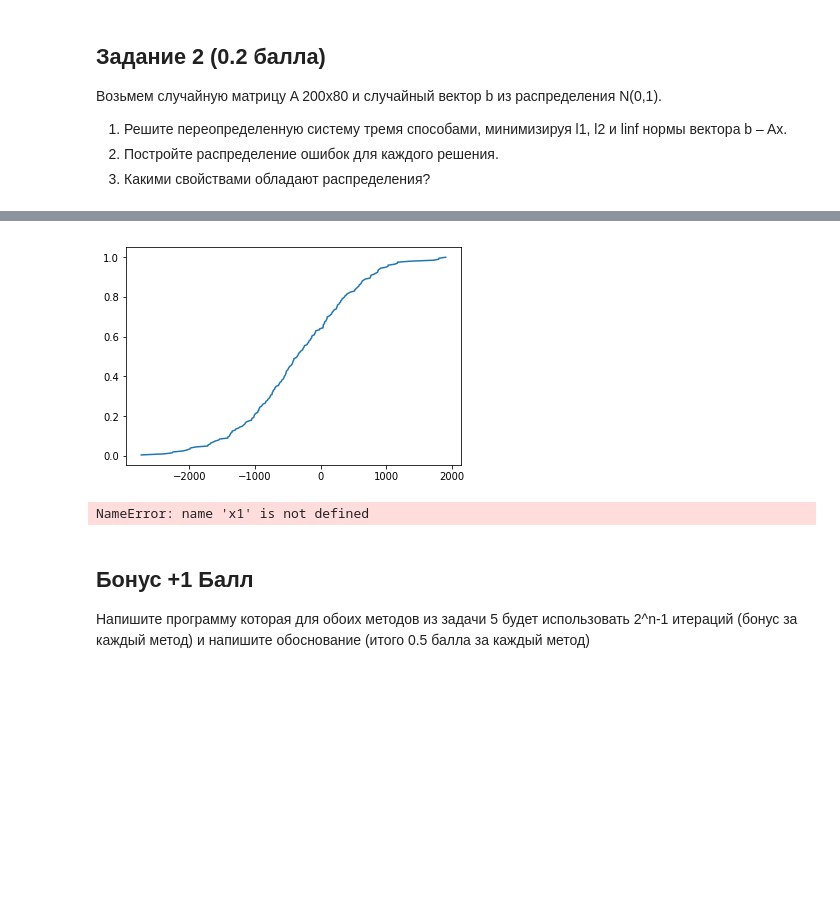
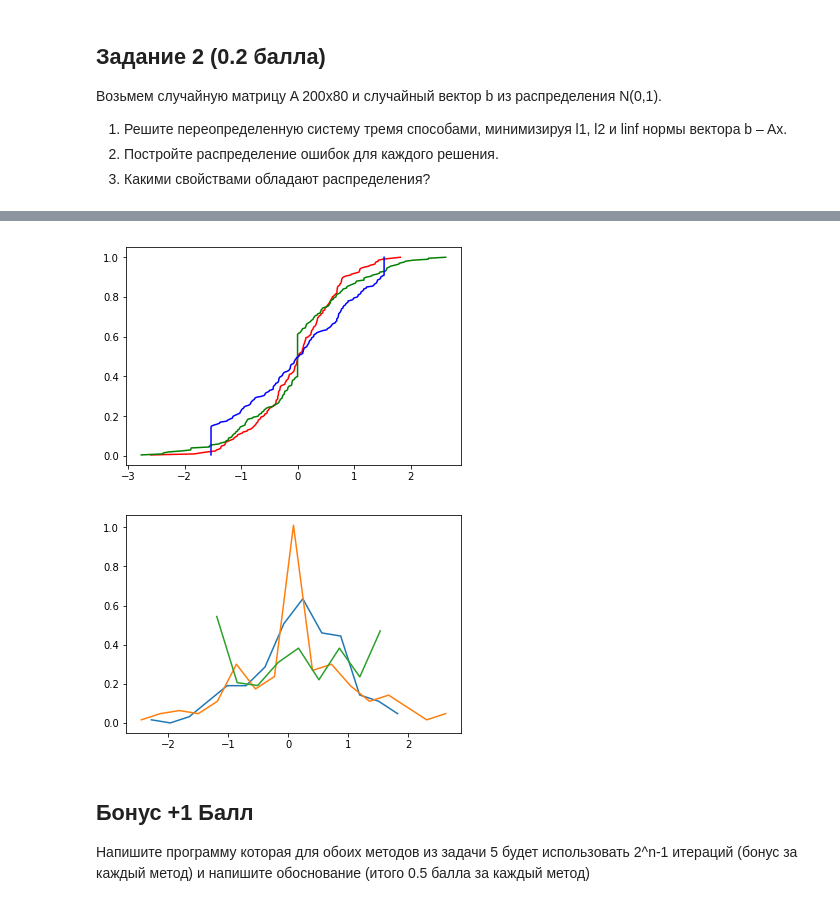
Before and after one commit to Wiki-fan/MIPT-all, a Jupyter notebook: задание.ipynb, the cells around one changed output, grey strips where cells are left out. Drawn from its saved outputs; the diff is of its cells as text; code cells hidden in the pictures; blank space fills up the shorter version.

```diff
--- a/задание.ipynb
+++ b/задание.ipynb
@@ -1000,23 +1013,26 @@ IndexError: index 280 is out of bounds for axis 0 with size 1
-# %%
-def ecdf(x):
-    xs = np.sort(x)
-    ys = np.arange(1, len(xs)+1)/float(len(xs))
-    return xs, ys
-
-def plot_ecdf(a):
-    #counts, bin_edges = np.histogram(a, bins='auto', density=True)
-    #plt.figure()
-    #plt.plot(bin_edges[1:], counts)
-    plt.figure()
-    plt.plot(*ecdf(a))
-    plt.show()
-
-plot_ecdf(b-A@x0)
-plot_ecdf(b-A@x1)
-plot_ecdf(b-A@x2)
-# %% [output]
-[figure, removed]
-NameError: name 'x1' is not defined
+# %%
+def ecdf(x):
+    xs = np.sort(x)
+    ys = np.arange(1, len(xs)+1)/float(len(xs))
+    return xs, ys
+
+plt.figure()
+plt.plot(*ecdf(b-A@x0), color='r', label='For method=0')
+plt.plot(*ecdf(b-A@x1), color='g', label='For method=1')
+plt.plot(*ecdf(b-A@x2), color='b', label='For method=2')
+plt.show()
+
+plt.figure()
+counts, bin_edges = np.histogram(b-A@x0, bins='auto', density=True)
+plt.plot(bin_edges[1:], counts)
+counts, bin_edges = np.histogram(b-A@x1, bins='auto', density=True)
+plt.plot(bin_edges[1:], counts)
+counts, bin_edges = np.histogram(b-A@x2, bins='auto', density=True)
+plt.plot(bin_edges[1:], counts)
+plt.show()
+# %% [output]
+[figure, added]
+[figure, added]
 # %% [markdown]
 ## Бонус +1 Балл
 Напишите программу которая для обоих методов из задачи 5 будет использовать 2^n-1 итераций (бонус за каждый метод) и напишите обоснование (итого 0.5 балла за каждый метод)
```
Also changed, not shown: parts of 10 cells of this notebook.
